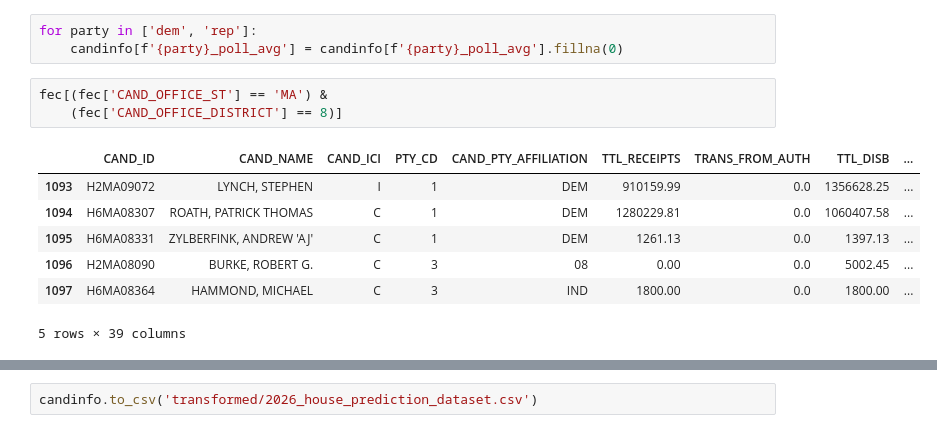
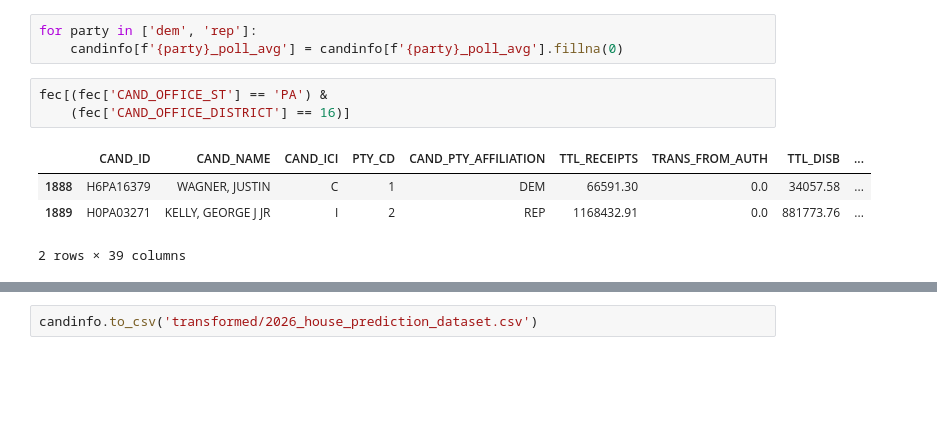
Before and after one commit to Hackquantumcpp/snoutcounter-midterms-2026-model, a Jupyter notebook: prediction/house/03-candidateinfo-wrangling.ipynb, the cells around one changed output, grey strips where cells are left out. Saved outputs shown, nothing was run; the diff lists cells and outputs as text; blank space fills up the shorter version.

```diff
--- a/prediction/house/03-candidateinfo-wrangling.ipynb
+++ b/prediction/house/03-candidateinfo-wrangling.ipynb
@@ -837,14 +838,11 @@ candinfo.head(3)
 for party in ['dem', 'rep']:
     candinfo[f'{party}_poll_avg'] = candinfo[f'{party}_poll_avg'].fillna(0)
 # %%
-fec[(fec['CAND_OFFICE_ST'] == 'MA') &
-    (fec['CAND_OFFICE_DISTRICT'] == 8)]
+fec[(fec['CAND_OFFICE_ST'] == 'PA') &
+    (fec['CAND_OFFICE_DISTRICT'] == 16)]
 # %% [output]
 |  | CAND_ID | CAND_NAME | CAND_ICI | PTY_CD | CAND_PTY_AFFILIATION | TTL_RECEIPTS | TRANS_FROM_AUTH | TTL_DISB | ... |
-| 1093 | H2MA09072 | LYNCH, STEPHEN | I | 1 | DEM | 910159.99 | 0.0 | 1356628.25 | ... |
-| 1094 | H6MA08307 | ROATH, PATRICK THOMAS | C | 1 | DEM | 1280229.81 | 0.0 | 1060407.58 | ... |
-| 1095 | H6MA08331 | ZYLBERFINK, ANDREW 'AJ' | C | 1 | DEM | 1261.13 | 0.0 | 1397.13 | ... |
-| 1096 | H2MA08090 | BURKE, ROBERT G. | C | 3 | 08 | 0.00 | 0.0 | 5002.45 | ... |
-| 1097 | H6MA08364 | HAMMOND, MICHAEL | C | 3 | IND | 1800.00 | 0.0 | 1800.00 | ... |
+| 1888 | H6PA16379 | WAGNER, JUSTIN | C | 1 | DEM | 66591.30 | 0.0 | 34057.58 | ... |
+| 1889 | H0PA03271 | KELLY, GEORGE J JR | I | 2 | REP | 1168432.91 | 0.0 | 881773.76 | ... |
-5 rows × 39 columns
+2 rows × 39 columns
 # %%
```
Also changed, not shown: parts of 2 cells of this notebook, 16 other files.
